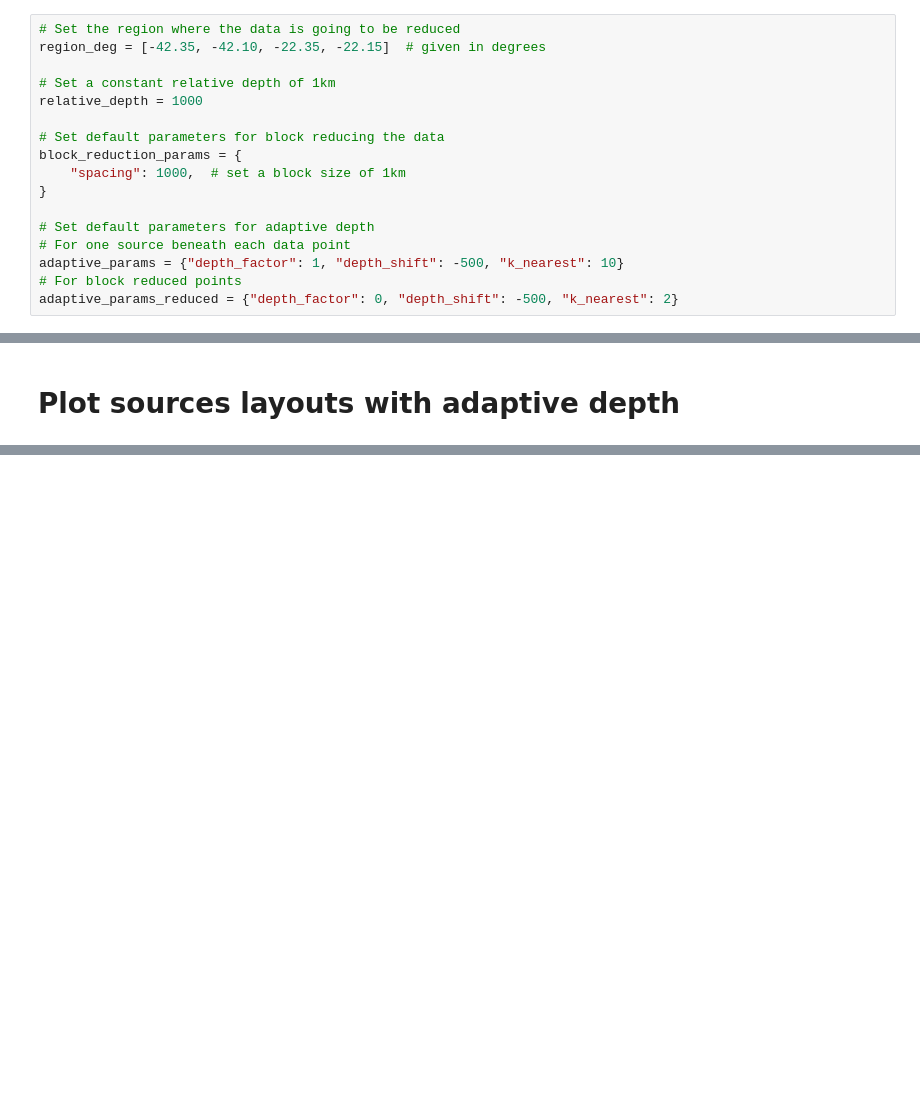
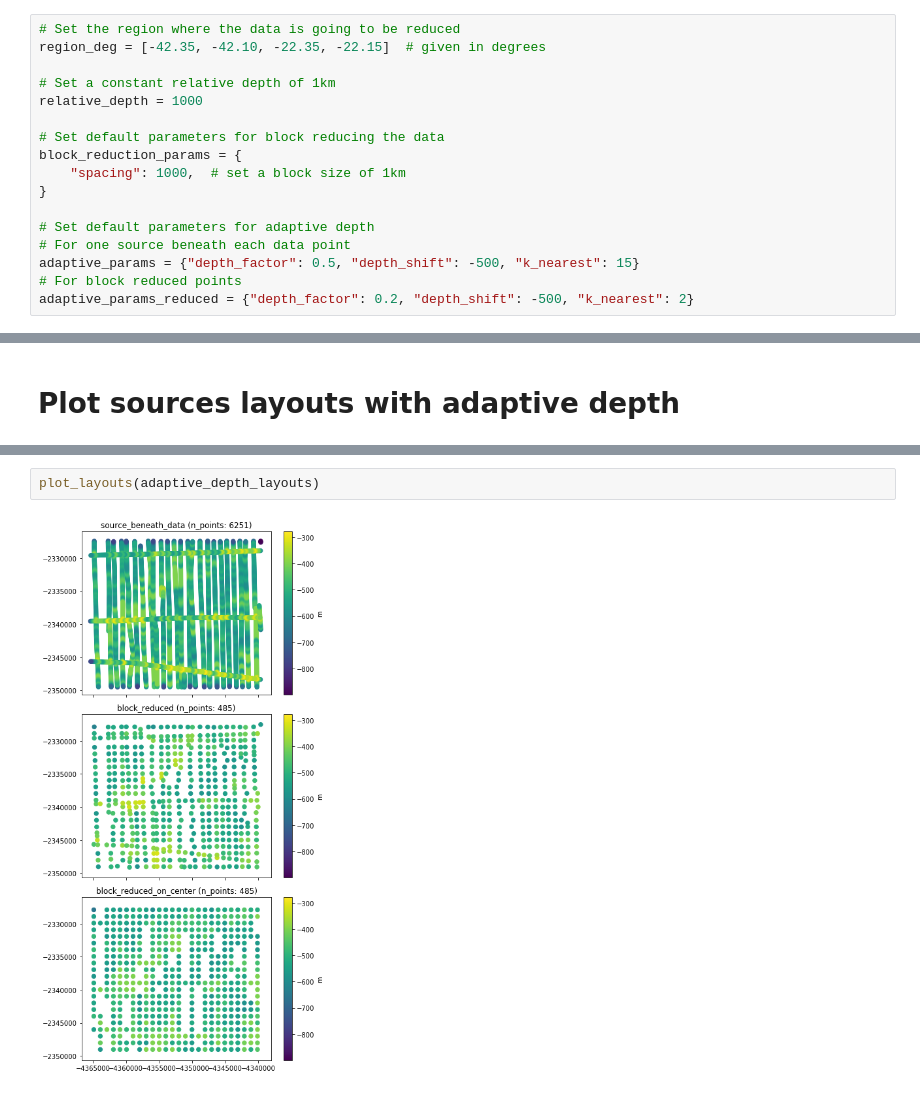
Before and after one commit to compgeolab/eql-gradient-boosted, a Jupyter notebook: notebooks/Equivalent source layouts.ipynb, the cells around one changed output, grey strips where cells are left out. Drawn from its saved outputs; the diff is of its cells as text; blank space fills up the shorter version.

```diff
--- a/notebooks/Equivalent source layouts.ipynb
+++ b/notebooks/Equivalent source layouts.ipynb
@@ -40,6 +40,6 @@ block_reduction_params = {
 
 # Set default parameters for adaptive depth
 # For one source beneath each data point
-adaptive_params = {"depth_factor": 1, "depth_shift": -500, "k_nearest": 10}
+adaptive_params = {"depth_factor": 0.5, "depth_shift": -500, "k_nearest": 15}
 # For block reduced points
-adaptive_params_reduced = {"depth_factor": 0, "depth_shift": -500, "k_nearest": 2}
+adaptive_params_reduced = {"depth_factor": 0.2, "depth_shift": -500, "k_nearest": 2}
@@ -215,0 +217,4 @@ plt.show()
+# %%
+plot_layouts(adaptive_depth_layouts)
+# %% [output]
+[figure, added]
```
Also changed, not shown: parts of 8 cells of this notebook.
